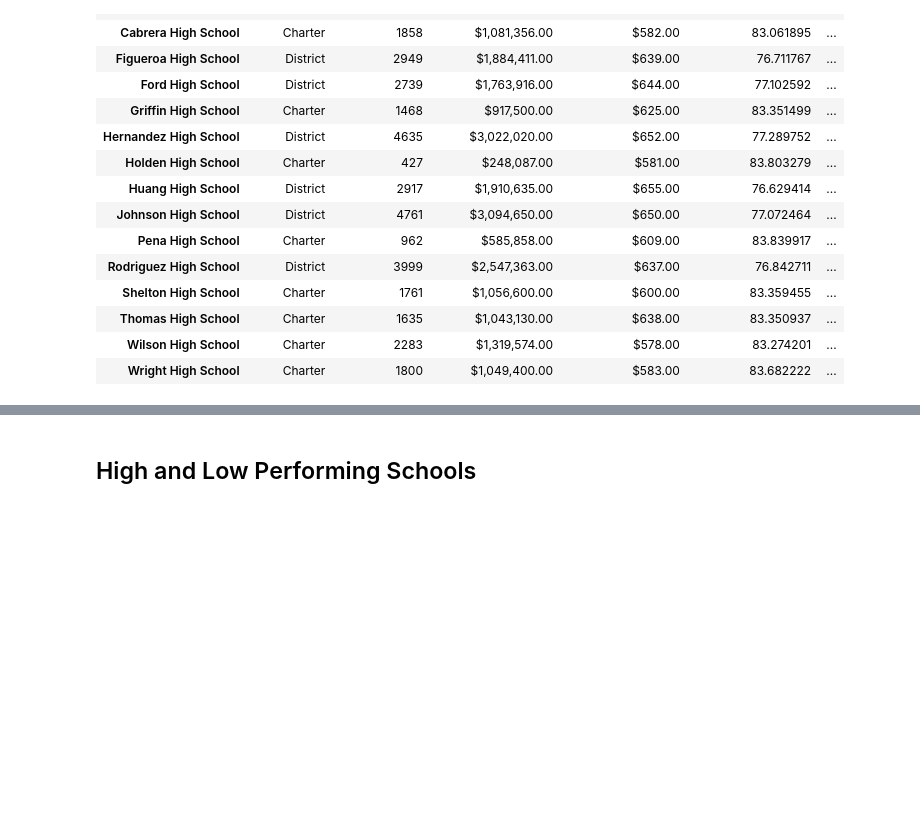
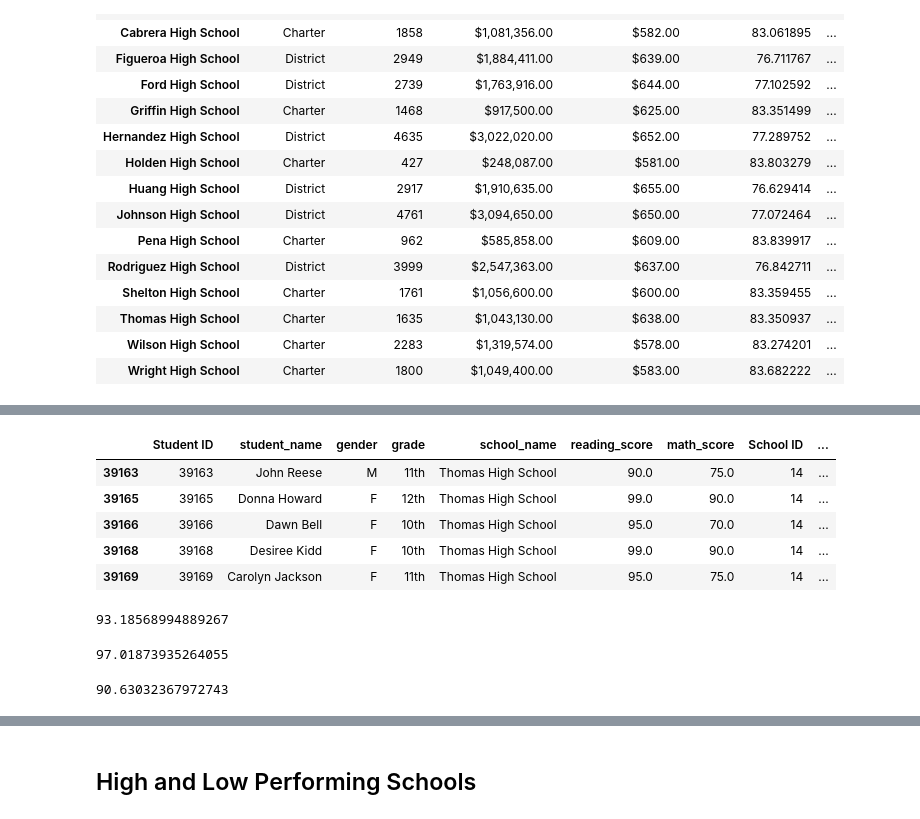
Before and after one commit to asliwinski23/School_District_Analysis, a Jupyter notebook: PyCitySchools_Challenge_testing.ipynb, the cells around one changed output, grey strips where cells are left out. Cells and saved outputs as stored; diff of their text form; code cells hidden in the pictures; blank space fills up the shorter version.

```diff
--- a/PyCitySchools_Challenge_testing.ipynb
+++ b/PyCitySchools_Challenge_testing.ipynb
@@ -248,10 +273,34 @@ per_school_summary_df
 # %%
 # Step 8. Get all the students passing math and reading from THS
+passing_math_reading_THS = school_data_complete_df.loc[(school_data_complete_df["school_name"] == "Thomas High School") & (school_data_complete_df["math_score"] >= 70) & (school_data_complete_df["reading_score"] >= 70)]
+passing_math_reading_THS.tail()
+# %% [output]
+|  | Student ID | student_name | gender | grade | school_name | reading_score | math_score | School ID | ... |
+| 39163 | 39163 | John Reese | M | 11th | Thomas High School | 90.0 | 75.0 | 14 | ... |
+| 39165 | 39165 | Donna Howard | F | 12th | Thomas High School | 99.0 | 90.0 | 14 | ... |
+| 39166 | 39166 | Dawn Bell | F | 10th | Thomas High School | 95.0 | 70.0 | 14 | ... |
+| 39168 | 39168 | Desiree Kidd | F | 10th | Thomas High School | 99.0 | 90.0 | 14 | ... |
+| 39169 | 39169 | Carolyn Jackson | F | 11th | Thomas High School | 95.0 | 75.0 | 14 | ... |
 # %%
 # Step 9. Calculate the percentage of 10th-12th grade students passing math from Thomas High School.
+passing_math_THS_10th_11th_12th_count = passing_math_THS.loc[(passing_math_THS["grade"] == "10th") | (passing_math_THS["grade"] == "11th") | (passing_math_THS["grade"] == "12th")].count()["Student ID"]
+passing_math_THS_10th_11th_12th_percent = passing_math_THS_10th_11th_12th_count / THS_sans_9th_count * 100
+passing_math_THS_10th_11th_12th_percent
+# %% [output]
+93.18568994889267
 # %%
 # Step 10. Calculate the percentage of 10th-12th grade students passing reading from Thomas High School.
+passing_reading_THS_10th_11th_12th_count = passing_reading_THS.loc[(passing_reading_THS["grade"] == "10th") | (passing_reading_THS["grade"] == "11th") | (passing_reading_THS["grade"] == "12th")].count()["Student ID"]
+passing_reading_THS_10th_11th_12th_percent = passing_reading_THS_10th_11th_12th_count / THS_sans_9th_count * 100
+passing_reading_THS_10th_11th_12th_percent
+# %% [output]
+97.01873935264055
 # %%
 # Step 11. Calculate the overall passing percentage of 10th-12th grade from Thomas High School.
+passing_math_reading_THS_10th_11th_12th_count = passing_math_reading_THS.loc[(passing_reading_THS["grade"] == "10th") | (passing_math_reading_THS["grade"] == "11th") | (passing_math_reading_THS["grade"] == "12th")].count()["Student ID"]
+passing_math_reading_THS_10th_11th_12th_percent = passing_math_reading_THS_10th_11th_12th_count / THS_sans_9th_count * 100
+passing_math_reading_THS_10th_11th_12th_percent
+# %% [output]
+90.63032367972743
 # %%
 # Step 12. Replace the passing math percent for Thomas High School in the per_school_summary_df.
```
Also changed, not shown: parts of 9 cells of this notebook.
